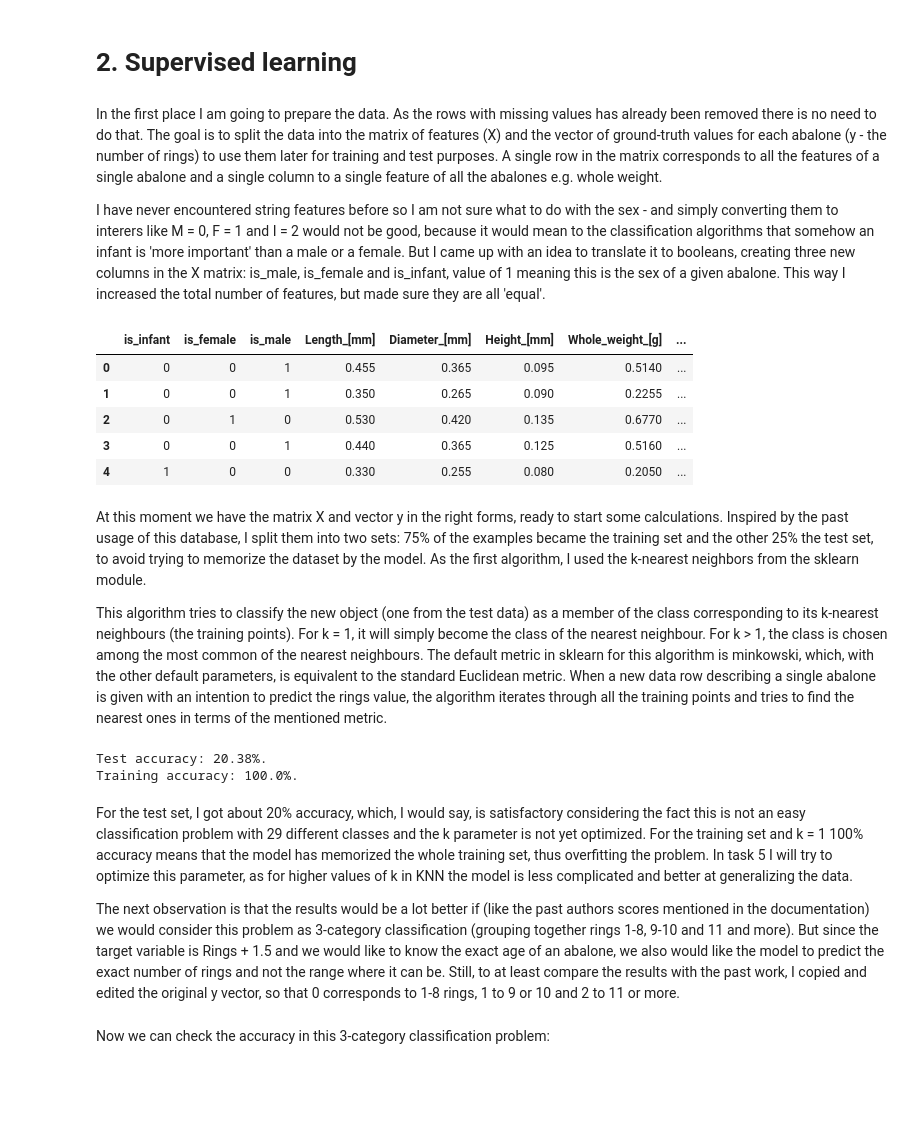
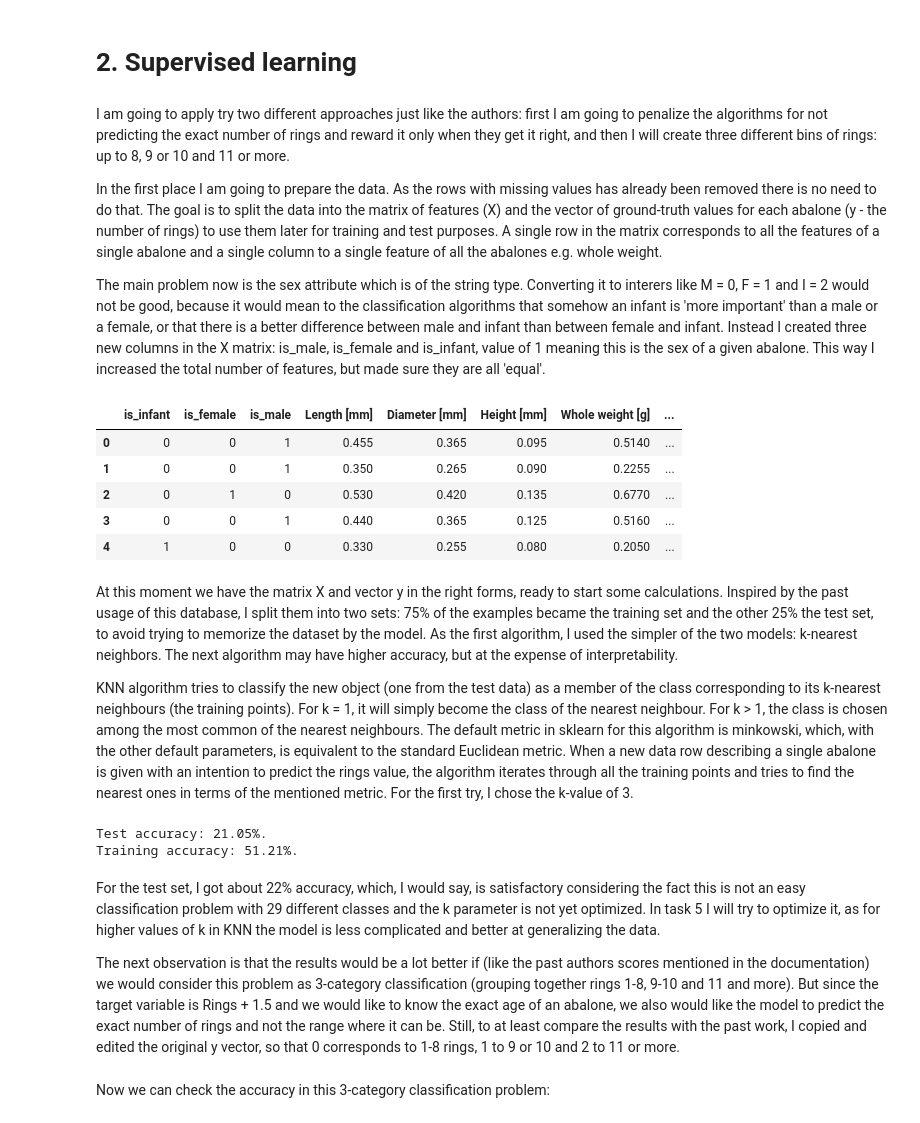
Before and after one commit to acamlet/abalone-dataset, a Jupyter notebook: abalone_dataset.ipynb, the cells around one changed output. Drawn from its saved outputs; the diff is of its cells as text; code cells hidden in the pictures; blank space fills up the shorter version.

```diff
--- a/abalone_dataset.ipynb
+++ b/abalone_dataset.ipynb
@@ -167,41 +169,43 @@ This looks more like a power than linear relationship - which is rather natural,
 # %% [markdown]
 # 2. Supervised learning
 # %% [markdown]
+I am going to apply try two different approaches just like the authors: first I am going to penalize the algorithms for not predicting the exact number of rings and reward it only when they get it right, and then I will create three different bins of rings: up to 8, 9 or 10 and 11 or more.
+
 In the first place I am going to prepare the data. As the rows with missing values has already been removed there is no need to do that. The goal is to split the data into the matrix of features (X) and the vector of ground-truth values for each abalone (y - the number of rings) to use them later for training and test purposes. A single row in the matrix corresponds to all the features of a single abalone and a single column to a single feature of all the abalones e.g. whole weight.
 
-I have never encountered string features before so I am not sure what to do with the sex - and simply converting them to interers like M = 0, F = 1 and I = 2 would not be good, because it would mean to the classification algorithms that somehow an infant is 'more important' than a male or a female. But I came up with an idea to translate it to booleans, creating three new columns in the X matrix: is_male, is_female and is_infant, value of 1 meaning this is the sex of a given abalone. This way I increased the total number of features, but made sure they are all 'equal'.
+The main problem now is the sex attribute which is of the string type. Converting it to interers like M = 0, F = 1 and I = 2 would not be good, because it would mean to the classification algorithms that somehow an infant is 'more important' than a male or a female, or that there is a better difference between male and infant than between female and infant. Instead I created three new columns in the X matrix: is_male, is_female and is_infant, value of 1 meaning this is the sex of a given abalone. This way I increased the total number of features, but made sure they are all 'equal'.
 # %%
-features = ['Sex', 'Length_[mm]', 'Diameter_[mm]', 'Height_[mm]', 'Whole_weight_[g]','Shucked_weight_[g]',
-       'Viscera_weight_[g]', 'Shell_weight_[g]']
+features = ['Sex', 'Length [mm]', 'Diameter [mm]', 'Height [mm]', 'Whole weight [g]','Shucked weight [g]',
+       'Viscera weight [g]', 'Shell weight [g]']
 X = df[features]
-y = df['Number_of_rings']
+y = df['Number of rings']
 
 pd.options.mode.chained_assignment = None
 X.insert(loc=0, column='is_male', value = 0)
 X.insert(loc=0, column='is_female', value = 0)
 X.insert(loc=0, column='is_infant', value = 0)
 X.is_female[df.Sex == 'F'] = 1
 X.is_male[df.Sex == 'M'] = 1
 X.is_infant[df.Sex == 'I'] = 1
 X.drop('Sex', 1, inplace=True)
 X.head()
 # %% [output]
-|  | is_infant | is_female | is_male | Length_[mm] | Diameter_[mm] | Height_[mm] | Whole_weight_[g] | ... |
+|  | is_infant | is_female | is_male | Length [mm] | Diameter [mm] | Height [mm] | Whole weight [g] | ... |
 | 0 | 0 | 0 | 1 | 0.455 | 0.365 | 0.095 | 0.5140 | ... |
 | 1 | 0 | 0 | 1 | 0.350 | 0.265 | 0.090 | 0.2255 | ... |
 | 2 | 0 | 1 | 0 | 0.530 | 0.420 | 0.135 | 0.6770 | ... |
 | 3 | 0 | 0 | 1 | 0.440 | 0.365 | 0.125 | 0.5160 | ... |
 | 4 | 1 | 0 | 0 | 0.330 | 0.255 | 0.080 | 0.2050 | ... |
 # %% [markdown]
-At this moment we have the matrix X and vector y in the right forms, ready to start some calculations. Inspired by the past usage of this database, I split them into two sets: 75% of the examples became the training set and the other 25% the test set, to avoid trying to memorize the dataset by the model. As the first algorithm, I used the k-nearest neighbors from the sklearn module.
+At this moment we have the matrix X and vector y in the right forms, ready to start some calculations. Inspired by the past usage of this database, I split them into two sets: 75% of the examples became the training set and the other 25% the test set, to avoid trying to memorize the dataset by the model. As the first algorithm, I used the simpler of the two models: k-nearest neighbors. The next algorithm may have higher accuracy, but at the expense of interpretability.
 
-This algorithm tries to classify the new object (one from the test data) as a member of the class corresponding to its k-nearest neighbours (the training points). For k = 1, it will simply become the class of the nearest neighbour. For k > 1, the class is chosen among the most common of the nearest neighbours. The default metric in sklearn for this algorithm is minkowski, which, with the other default parameters, is equivalent to the standard Euclidean metric. When a new data row describing a single abalone is given with an intention to predict the rings value, the algorithm iterates through all the training points and tries to find the nearest ones in terms of the mentioned metric.
+KNN algorithm tries to classify the new object (one from the test data) as a member of the class corresponding to its k-nearest neighbours (the training points). For k = 1, it will simply become the class of the nearest neighbour. For k > 1, the class is chosen among the most common of the nearest neighbours. The default metric in sklearn for this algorithm is minkowski, which, with the other default parameters, is equivalent to the standard Euclidean metric. When a new data row describing a single abalone is given with an intention to predict the rings value, the algorithm iterates through all the training points and tries to find the nearest ones in terms of the mentioned metric. For the first try, I chose the k-value of 3.
 # %%
 #splitting the data in the training and test sets
 X_train, X_test, y_train, y_test = train_test_split(X, y, test_size = 0.25)
 
 #implementing the KNN algorithm
-knn = KNeighborsClassifier(n_neighbors = 1)
+knn = KNeighborsClassifier(n_neighbors = 3)
 knn.fit(X_train, y_train)
 
 #making predictions based on the training and test inputs
@@ -211,10 +215,10 @@ y_pred_train = knn.predict(X_train)
 print('Test accuracy: ' + str(round(metrics.accuracy_score(y_test, y_pred)*100, 2)) + '%.')
 print('Training accuracy: ' + str(round(metrics.accuracy_score(y_train, y_pred_train)*100, 2)) + '%.')
 # %% [output]
-Test accuracy: 20.38%.
-Training accuracy: 100.0%.
+Test accuracy: 21.05%.
+Training accuracy: 51.21%.
 # %% [markdown]
-For the test set, I got about 20% accuracy, which, I would say, is satisfactory considering the fact this is not an easy classification problem with 29 different classes and the k parameter is not yet optimized. For the training set and k = 1 100% accuracy means that the model has memorized the whole training set, thus overfitting the problem. In task 5 I will try to optimize this parameter, as for higher values of k in KNN the model is less complicated and better at generalizing the data.
+For the test set, I got about 22% accuracy, which, I would say, is satisfactory considering the fact this is not an easy classification problem with 29 different classes and the k parameter is not yet optimized. In task 5 I will try to optimize it, as for higher values of k in KNN the model is less complicated and better at generalizing the data.
 
 The next observation is that the results would be a lot better if (like the past authors scores mentioned in the documentation) we would consider this problem as 3-category classification (grouping together rings 1-8, 9-10 and 11 and more). But since the target variable is Rings + 1.5 and we would like to know the exact age of an abalone, we also would like the model to predict the exact number of rings and not the range where it can be. Still, to at least compare the results with the past work, I copied and edited the original y vector, so that 0 corresponds to 1-8 rings, 1 to 9 or 10 and 2 to 11 or more.
 # %%
```
Also changed, not shown: parts of 3 cells of this notebook.
